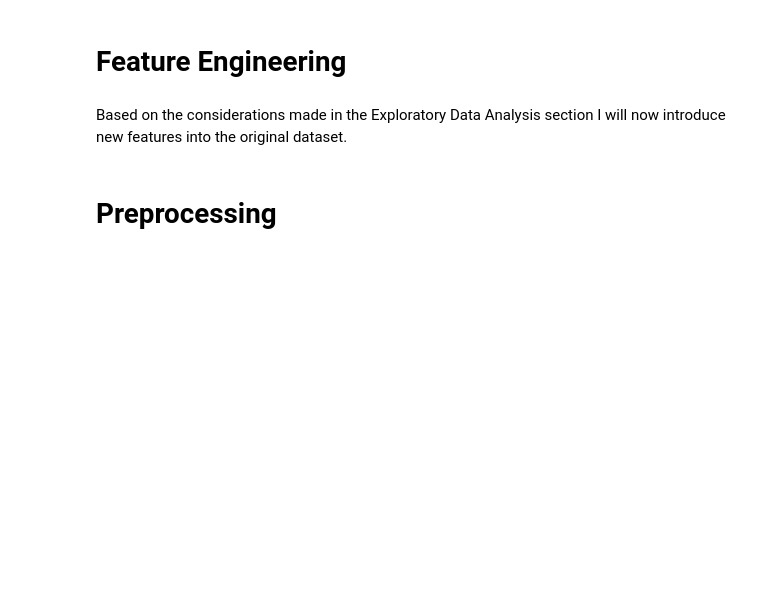
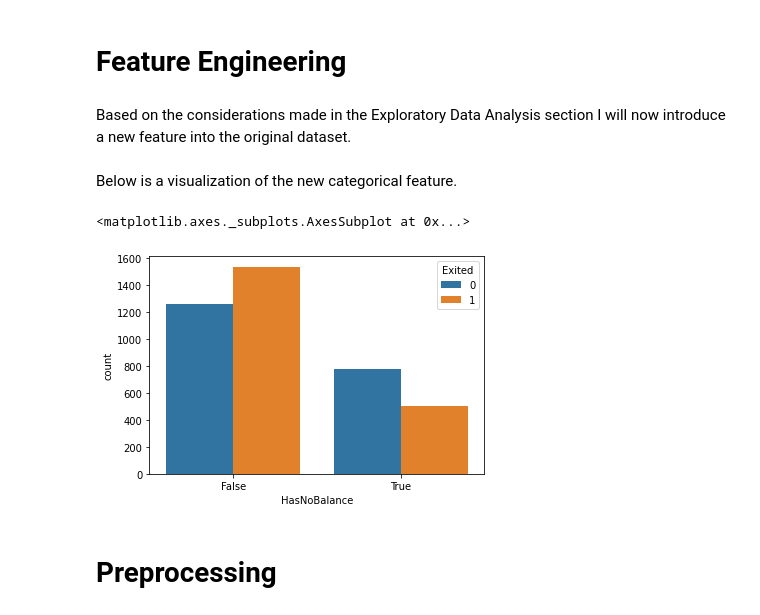
Before and after one commit to pietrodi/customer-churn-prediction, a Jupyter notebook: notebooks/customer_churn_prediction.ipynb, the cells around one changed output. Cells and saved outputs as stored; diff of their text form; code cells hidden in the pictures; blank space fills up the shorter version.

```diff
--- a/notebooks/customer_churn_prediction.ipynb
+++ b/notebooks/customer_churn_prediction.ipynb
@@ -347,11 +360,17 @@ for i, feat in enumerate(categorical):
 # %% [markdown]
 # **Feature Engineering**
 # %% [markdown]
-Based on the considerations made in the Exploratory Data Analysis section I will now introduce new features into the original dataset.
+Based on the considerations made in the Exploratory Data Analysis section I will now introduce a new feature into the original dataset.
 # %%
 df['HasNoBalance'] = df['Balance'] == 0
+# %% [markdown]
+Below is a visualization of the new categorical feature.
 # %%
-# sns.countplot(data = df_analysis, x = 'HasNoBalance', hue = 'Exited')
+df_analysis['HasNoBalance'] = df_analysis['Balance'] == 0
+sns.countplot(data = df_analysis, x = 'HasNoBalance', hue = 'Exited')
+# %% [output]
+<matplotlib.axes._subplots.AxesSubplot at 0x...>
+[figure, added]
 # %% [markdown]
 # **Preprocessing**
 # %% [markdown]
```
Also changed, not shown: parts of 22 cells of this notebook.
